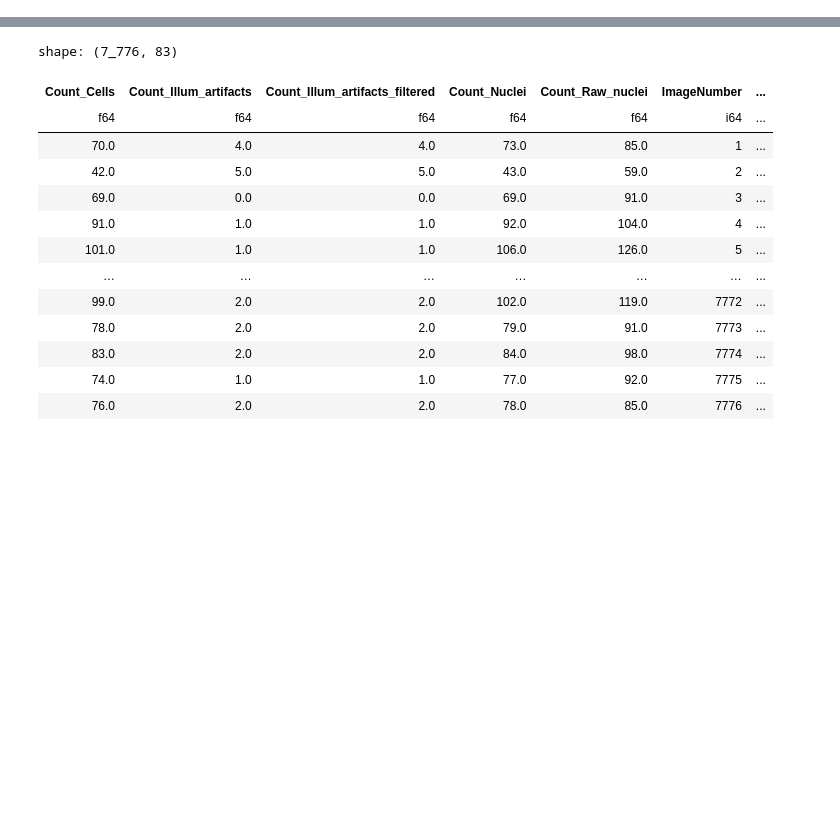
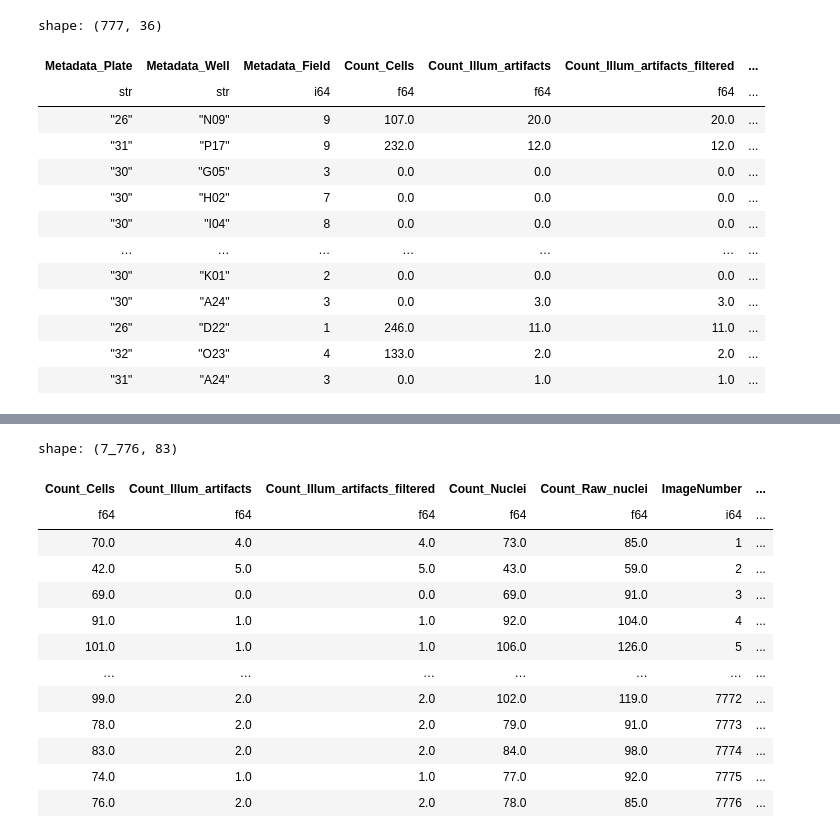
Before and after one commit to As337N/Cellprofiler_production_MAINCE, a Jupyter notebook: CellProfiler_pipeline/Code/tests.ipynb, the cells around one changed output, grey strips where cells are left out. Cells and saved outputs as stored; diff of their text form; code cells hidden in the pictures; blank space fills up the shorter version.

```diff
--- a/CellProfiler_pipeline/Code/tests.ipynb
+++ b/CellProfiler_pipeline/Code/tests.ipynb
@@ -2,0 +74,7 @@ import polars as pl
+# %%
+drop = {'medint:Brightfield', 'medint:ER', 'medint:Golgi', 'medint:Hoechst', 'medint:Mito', 'medint:Syto'}
+fails = df["failed_criteria"].to_list()
+fails_set = set([i for sublist in fails for i in sublist])
+for i in drop:
+    fails_set.remove(i)
+fails_set
@@ -2,0 +92,30 @@ import polars as pl
+# %%
+sub_dfs = {}
+for i in fails_set:
+    sub_dfs[i] = df.filter(pl.col("failed_criteria").list.contains(i))
+# %%
+sel_dfs = {}
+for k,v in sub_dfs.items():
+    if v.shape[0] > 100:
+        sel_dfs[k] = v.sample(100, shuffle=False, seed=42)
+    else:
+        sel_dfs[k] = v
+# %%
+
+final_df = pl.concat(sel_dfs.values(), how="vertical").unique()
+final_df
+# %% [output]
+shape: (777, 36)
+| Metadata_Plate | Metadata_Well | Metadata_Field | Count_Cells | Count_Illum_artifacts | Count_Illum_artifacts_filtered | ... |
+| str | str | i64 | f64 | f64 | f64 | ... |
+| "26" | "N09" | 9 | 107.0 | 20.0 | 20.0 | ... |
+| "31" | "P17" | 9 | 232.0 | 12.0 | 12.0 | ... |
+| "30" | "G05" | 3 | 0.0 | 0.0 | 0.0 | ... |
+| "30" | "H02" | 7 | 0.0 | 0.0 | 0.0 | ... |
+| "30" | "I04" | 8 | 0.0 | 0.0 | 0.0 | ... |
+| … | … | … | … | … | … | ... |
+| "30" | "K01" | 2 | 0.0 | 0.0 | 0.0 | ... |
+| "30" | "A24" | 3 | 0.0 | 3.0 | 3.0 | ... |
+| "26" | "D22" | 1 | 246.0 | 11.0 | 11.0 | ... |
+| "32" | "O23" | 4 | 133.0 | 2.0 | 2.0 | ... |
+| "31" | "A24" | 3 | 0.0 | 1.0 | 1.0 | ... |
```
Also changed, not shown: parts of 20 cells of this notebook, 20 other files.
